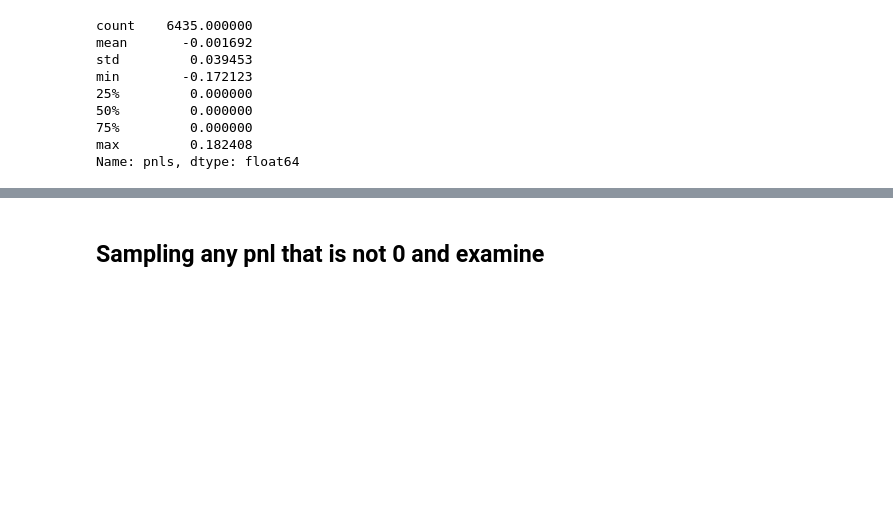
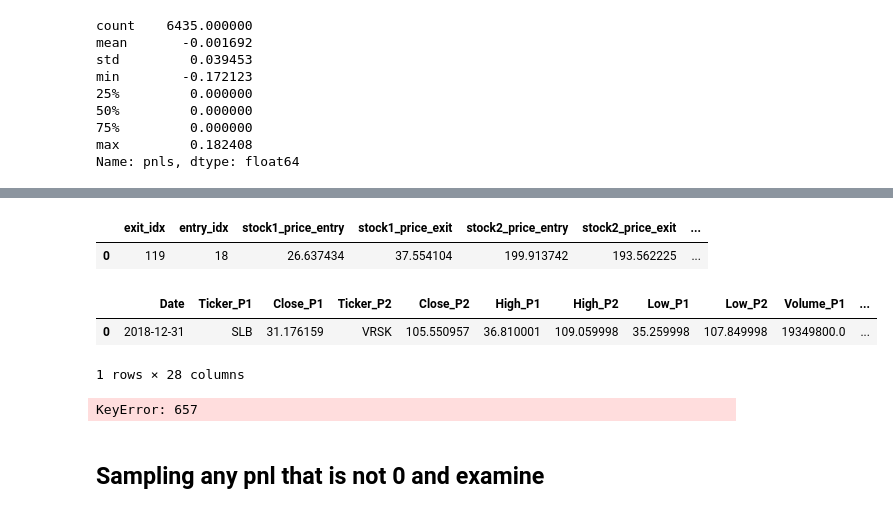
Before and after one commit to nishikaa/pair_trading, a Jupyter notebook: pair-trading-foundations/notebooks/Examine Output data.ipynb, the cells around one changed output, grey strips where cells are left out. Drawn from its saved outputs; the diff is of its cells as text; code cells hidden in the pictures; blank space fills up the shorter version.

```diff
--- a/pair-trading-foundations/notebooks/Examine Output data.ipynb
+++ b/pair-trading-foundations/notebooks/Examine Output data.ipynb
@@ -25,3 +25,5 @@ min        -0.172123
 75%         0.000000
 max         0.182408
 Name: pnls, dtype: float64
+# %%
+temp=sample_output[(sample_output.Ticker_P1=='SLB') & (sample_output.Ticker_P2=='VRSK')].reset_index(drop=True)
@@ -28,3 +42,18 @@ Name: pnls, dtype: float64
+# %%
+temp.loc[target_date_idx].trade_executions
+# %% [output]
+|  | exit_idx | entry_idx | stock1_price_entry | stock1_price_exit | stock2_price_entry | stock2_price_exit | ... |
+| 0 | 119 | 18 | 26.637434 | 37.554104 | 199.913742 | 193.562225 | ... |
+# %%
+temp.loc[:0]
+# %% [output]
+|  | Date | Ticker_P1 | Close_P1 | Ticker_P2 | Close_P2 | High_P1 | High_P2 | Low_P1 | Low_P2 | Volume_P1 | ... |
+| 0 | 2018-12-31 | SLB | 31.176159 | VRSK | 105.550957 | 36.810001 | 109.059998 | 35.259998 | 107.849998 | 19349800.0 | ... |
+1 rows × 28 columns
+# %%
+temp[target_date_idx]
+# %% [output]
+KeyError: 657
 # %% [markdown]
 ## Sampling any pnl that is not 0 and examine
 # %%
```
Also changed, not shown: parts of 2 cells of this notebook, 4 other files.
